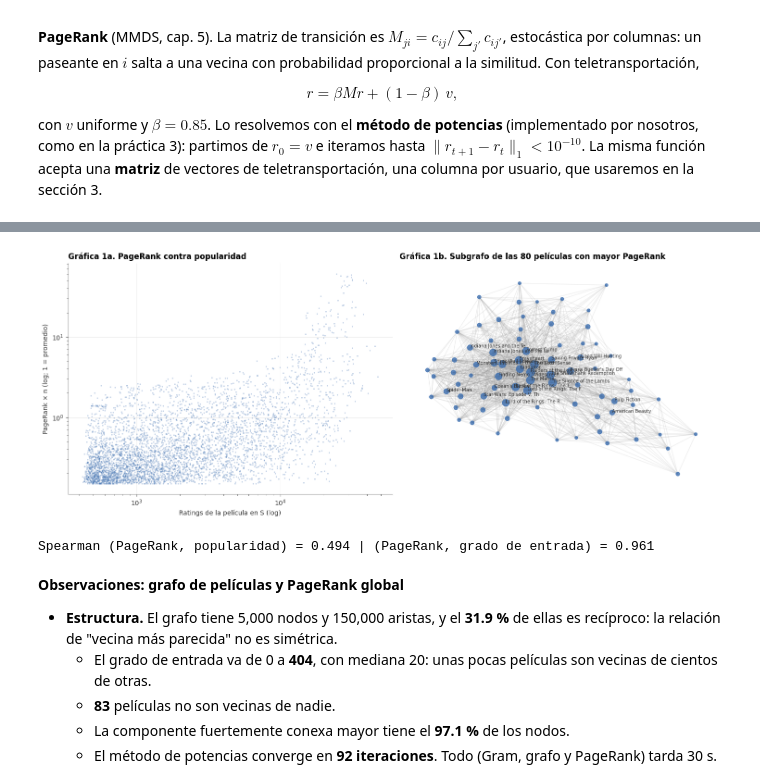
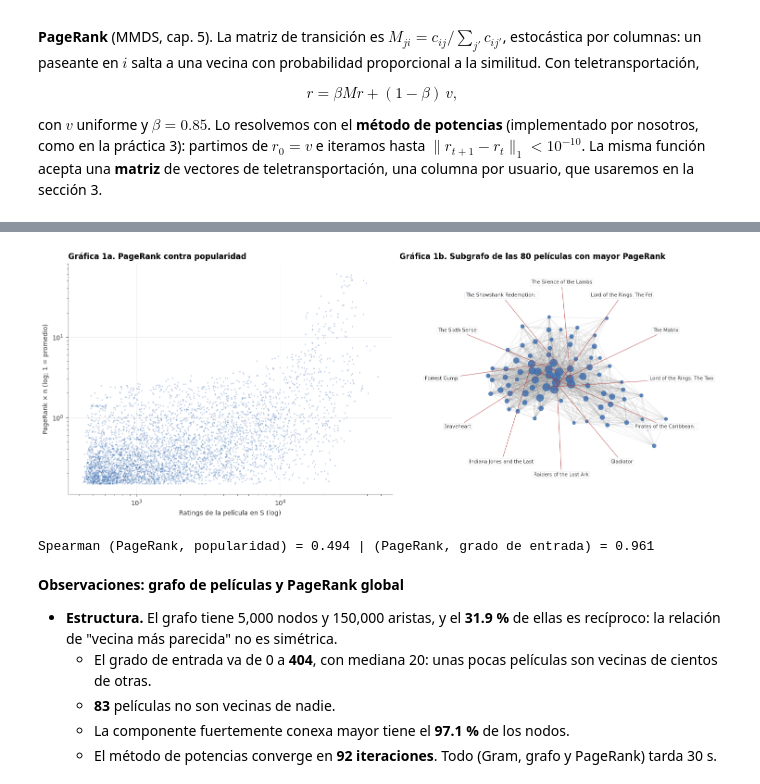
Before and after one commit to makore-0612/T4_DMII, a Jupyter notebook: notebooks/05_grafos_contenido.ipynb, the cells around one changed output, grey strips where cells are left out. Saved outputs shown, nothing was run; the diff lists cells and outputs as text; code cells hidden in the pictures.

Commit message:
Etiquetas legibles en el subgrafo de PageRank (notebook 05)

```diff
--- a/notebooks/05_grafos_contenido.ipynb
+++ b/notebooks/05_grafos_contenido.ipynb
@@ -324,36 +324,45 @@ sub = np.argsort(-pr_global)[:80]
 H = nx.Graph()
 H.add_nodes_from(range(len(sub)))
 Wsub = W[sub][:, sub].tocoo()
 H.add_edges_from(zip(Wsub.row, Wsub.col))
 posiciones = nx.spring_layout(H, seed=SEMILLA, k=0.35)
 nx.draw_networkx_edges(H, posiciones, ax=ax2, alpha=0.15, edge_color=GRIS)
 nx.draw_networkx_nodes(H, posiciones, ax=ax2, node_size=pr_global[sub] / pr_global[sub].max() * 160, node_color=AZUL, alpha=0.8)
-for j in range(25):
-    ax2.annotate(peliculas.loc[S_peliculas[sub[j]], "title"][:24], posiciones[j], fontsize=7, color=TINTA)
+# Las 12 con mayor PageRank quedan en el centro del dibujo: sus nombres van en un círculo, con líneas guía
+xy = np.array([posiciones[j] for j in range(len(sub))])
+centro, radio = xy.mean(axis=0), np.abs(xy - xy.mean(axis=0)).max() * 1.15
+angulos = np.arctan2(*(xy[:12] - centro).T[::-1])
+for orden_j, j in enumerate(np.argsort(angulos)):
+    ang = 2 * np.pi * orden_j / 12
+    ax2.annotate(peliculas.loc[S_peliculas[sub[j]], "title"][:26], xy[j], xytext=centro + radio * np.array([np.cos(ang), np.sin(ang)]),
+                 fontsize=7.5, color=TINTA, ha="center", va="center", arrowprops=dict(arrowstyle="-", color=ROJO, lw=0.6),
+                 bbox=dict(boxstyle="round,pad=0.2", fc="white", ec=GRIS_CLARO))
+ax2.set_xlim(centro[0] - radio * 1.35, centro[0] + radio * 1.35)
+ax2.set_ylim(centro[1] - radio * 1.2, centro[1] + radio * 1.2)
 ax2.set_axis_off()
 ax2.set_title("Gráfica 1b. Subgrafo de las 80 películas con mayor PageRank", loc="left")
 plt.tight_layout()
 plt.show()
 print(f"Spearman (PageRank, popularidad) = {spearmanr(pr_global, popularidad).statistic:.3f} | "
       f"(PageRank, grado de entrada) = {spearmanr(pr_global, grado_in).statistic:.3f}")
 # %% [output]
 |  | película | PageRank | grado de entrada | lugar por grado de entrada | lugar por popularidad |
 | 1 | Raiders of the Lost Ark (1981) | 60.87 | 366 | 3 | 91 |
 | 2 | The Sixth Sense (1999) | 58.86 | 372 | 2 | 31 |
 | 3 | The Silence of the Lambs (1991) | 57.35 | 404 | 1 | 77 |
 | 4 | The Matrix (1999) | 56.95 | 328 | 5 | 46 |
 | 5 | The Shawshank Redemption: Special... | 55.89 | 341 | 4 | 53 |
 | 6 | Lord of the Rings: The Fellowship... | 55.14 | 290 | 6 | 32 |
 | 7 | Lord of the Rings: The Two Towers... | 51.45 | 237 | 15 | 27 |
 | 8 | Forrest Gump (1994) | 50.02 | 247 | 12 | 8 |
 | 9 | Gladiator (2000) | 50.02 | 228 | 18 | 28 |
 | 10 | Braveheart (1995) | 49.77 | 229 | 17 | 60 |
 | 11 | Pirates of the Caribbean: The Cur... | 46.37 | 267 | 9 | 6 |
 | 12 | Indiana Jones and the Last Crusad... | 44.09 | 136 | 61 | 40 |
 | 13 | Lord of the Rings: The Return of ... | 44.03 | 197 | 23 | 59 |
 | 14 | Shrek (Full-screen) (2001) | 42.78 | 182 | 28 | 73 |
 | 15 | Finding Nemo (Widescreen) (2003) | 42.26 | 222 | 19 | 50 |
-[figure, old version]
+[figure, new version]
 Spearman (PageRank, popularidad) = 0.494 | (PageRank, grado de entrada) = 0.961
 # %% [markdown]
 **Observaciones: grafo de películas y PageRank global**
```
Also changed, not shown: parts of 8 cells of this notebook.
